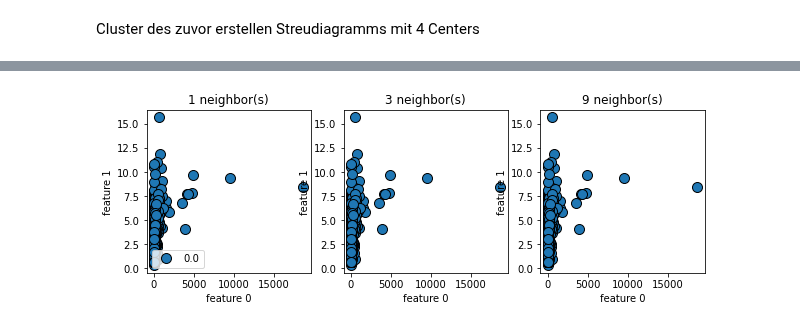
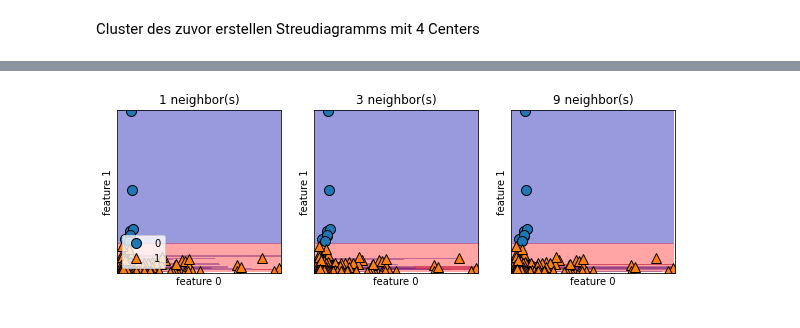
Before and after one commit to Jubo30/Data-Science-Project, a Jupyter notebook: Data_Science_Analyse.ipynb, the cells around one changed output, grey strips where cells are left out. Saved outputs shown, nothing was run; the diff lists cells and outputs as text; code cells hidden in the pictures.

```diff
--- a/Data_Science_Analyse.ipynb
+++ b/Data_Science_Analyse.ipynb
@@ -329,23 +286,34 @@ Test set predictions:
+# %%
+test = pd.DataFrame()
+test = DFCountyfnl
+test['Typ'] = 0
+test = test.rename(columns={'Density':'Dichte'})
+test2 = pd.DataFrame()
+test2 = compLKfnl
+test2['Typ'] = 1
+test = test.append(test2)
+# %%
+y = test['Typ'].to_numpy()
+X = test[['AGR','Dichte']].to_numpy()
 # %%
 X_train, X_test, y_train, y_test = train_test_split(X, y, random_state=0)
 clf = KNeighborsRegressor(n_neighbors=3)
 clf.fit(X_train, y_train)
 pred = clf.predict(X_test)
 score = clf.score(X_test, y_test)
 
-
 fig, axes = plt.subplots(1, 3, figsize=(10,3))
 
 for n_neighbors, ax in zip([1, 3, 9], axes):
-    clf = KNeighborsRegressor(n_neighbors=n_neighbors).fit(X, y)
+    clf = KNeighborsClassifier(n_neighbors=n_neighbors).fit(X, y)
 
-    #mg.plots.plot_1d_separator(clf, X, fill=True, eps=0.5, ax=ax, alpha=.4)
-    mg.discrete_scatter(X[:,0], y, ax=ax)
+    mg.plots.plot_2d_separator(clf, X, fill=True, eps=0.5, ax=ax, alpha=.4)
+    mg.discrete_scatter(X[:,0],X[:,1], y, ax=ax)
     ax.set_title("{} neighbor(s)".format(n_neighbors))
     ax.set_xlabel("feature 0")
     ax.set_ylabel("feature 1")
 
 axes[0].legend(loc=3)
 plt.show()
 # %% [output]
-[figure, old version]
+[figure, new version]
```
Also changed, not shown: parts of 10 cells of this notebook.
